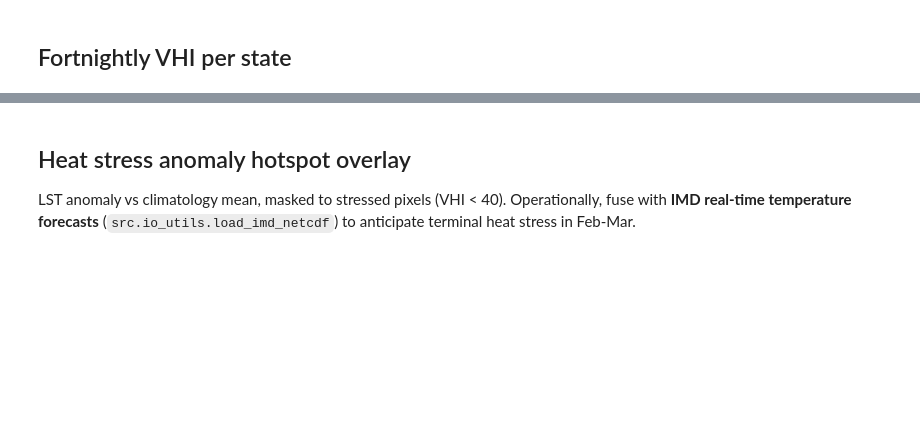
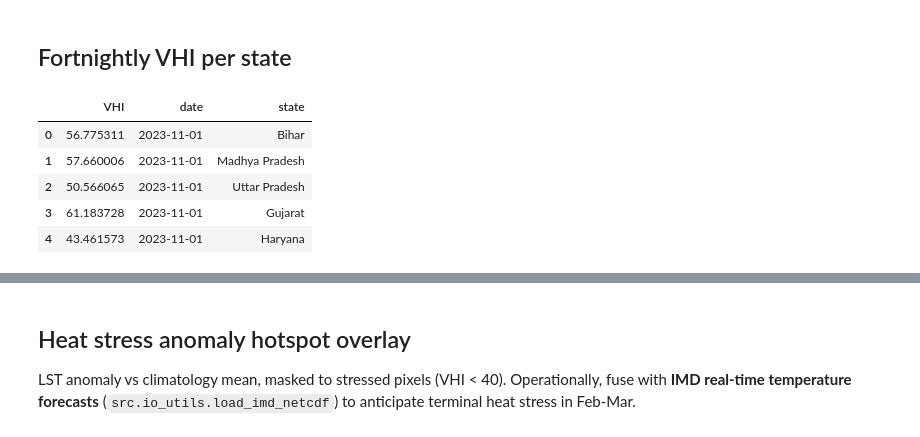
Before and after one commit to imshivanshutiwari/wheat-crop-monitoring, a Jupyter notebook: notebooks/03_vhi_crop_health_monitoring.ipynb, the cells around one changed output, grey strips where cells are left out. Cells and saved outputs as stored; diff of their text form; code cells hidden in the pictures; blank space fills up the shorter version.

```diff
--- a/notebooks/03_vhi_crop_health_monitoring.ipynb
+++ b/notebooks/03_vhi_crop_health_monitoring.ipynb
@@ -46,33 +48,40 @@ def calculate_fortnight_vhi(i):
     # Spatial reduction: mean VHI for all states
     state_means = vhi.reduceRegions(
         collection=states_fc,
         reducer=ee.Reducer.mean(),
         scale=1000
     )
 
     date_str = f0.format('YYYY-MM-dd')
 
     # Map over states to add date and clean name
     def format_feature(f):
         return f.set({
             'date': date_str,
             'state': f.get('ADM1_NAME'),
-            'VHI': f.get('VHI')
+            'VHI': f.get('mean')
         })
 
     return state_means.map(format_feature)
 
 # Flatten list of feature collections into a single feature collection
 results_fc = ee.FeatureCollection(fortnight_indices.map(calculate_fortnight_vhi)).flatten()
 
 # Pull all records in one single getInfo() call
 results = results_fc.select(['date', 'state', 'VHI']).getInfo()
 
 # Build Pandas DataFrame
 rows = [feat['properties'] for feat in results['features']]
 vhi_df = pd.DataFrame(rows)
 vhi_df['date'] = pd.to_datetime(vhi_df['date'])
 vhi_df.to_csv('../outputs/vhi_fortnightly.csv', index=False)
 vhi_df.head()
+# %% [output]
+|  | VHI | date | state |
+| 0 | 56.775311 | 2023-11-01 | Bihar |
+| 1 | 57.660006 | 2023-11-01 | Madhya Pradesh |
+| 2 | 50.566065 | 2023-11-01 | Uttar Pradesh |
+| 3 | 61.183728 | 2023-11-01 | Gujarat |
+| 4 | 43.461573 | 2023-11-01 | Haryana |
 # %%
 visualization.vhi_timeseries(vhi_df, stress_threshold=VHI_CFG['stress_threshold'])
```
Also changed, not shown: parts of 4 cells of this notebook, 42 other files.
